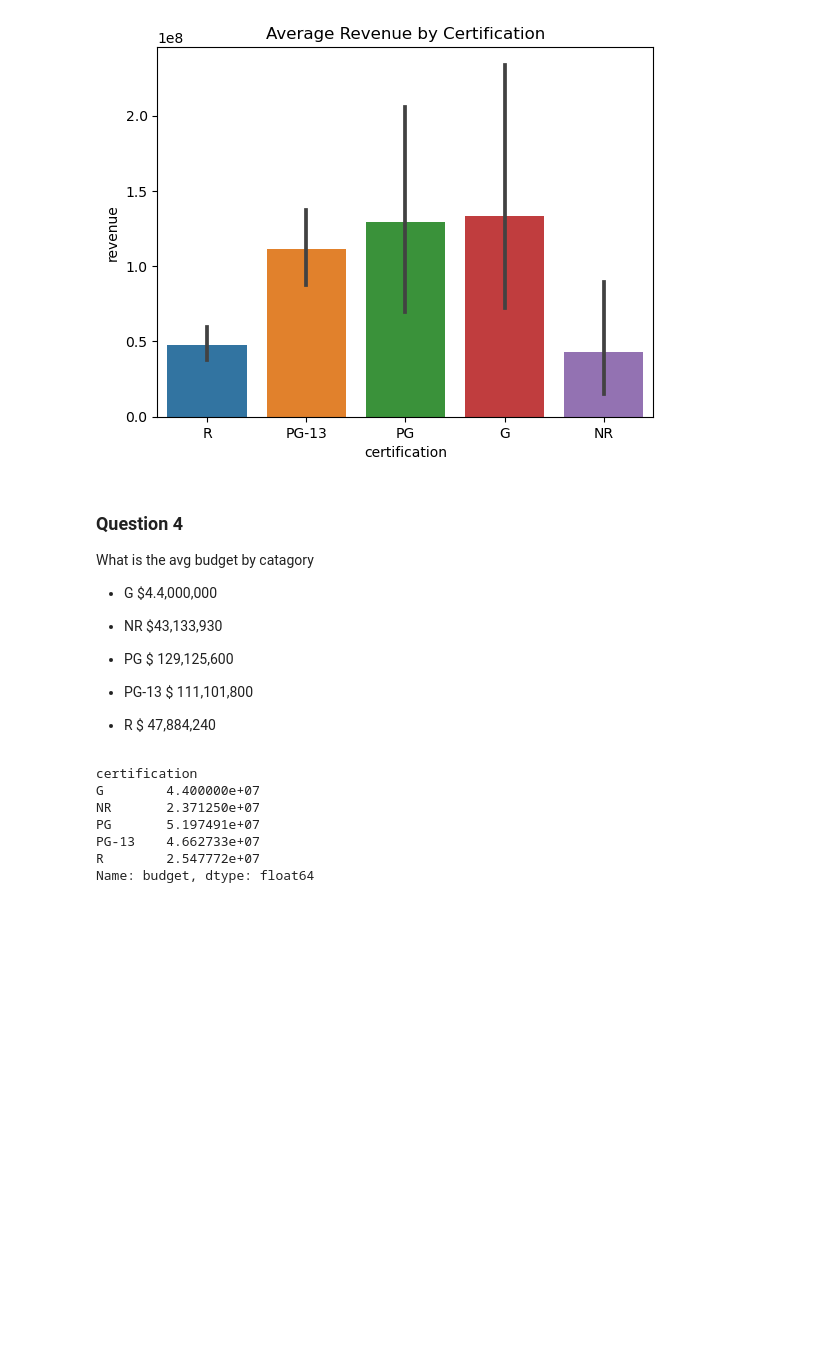
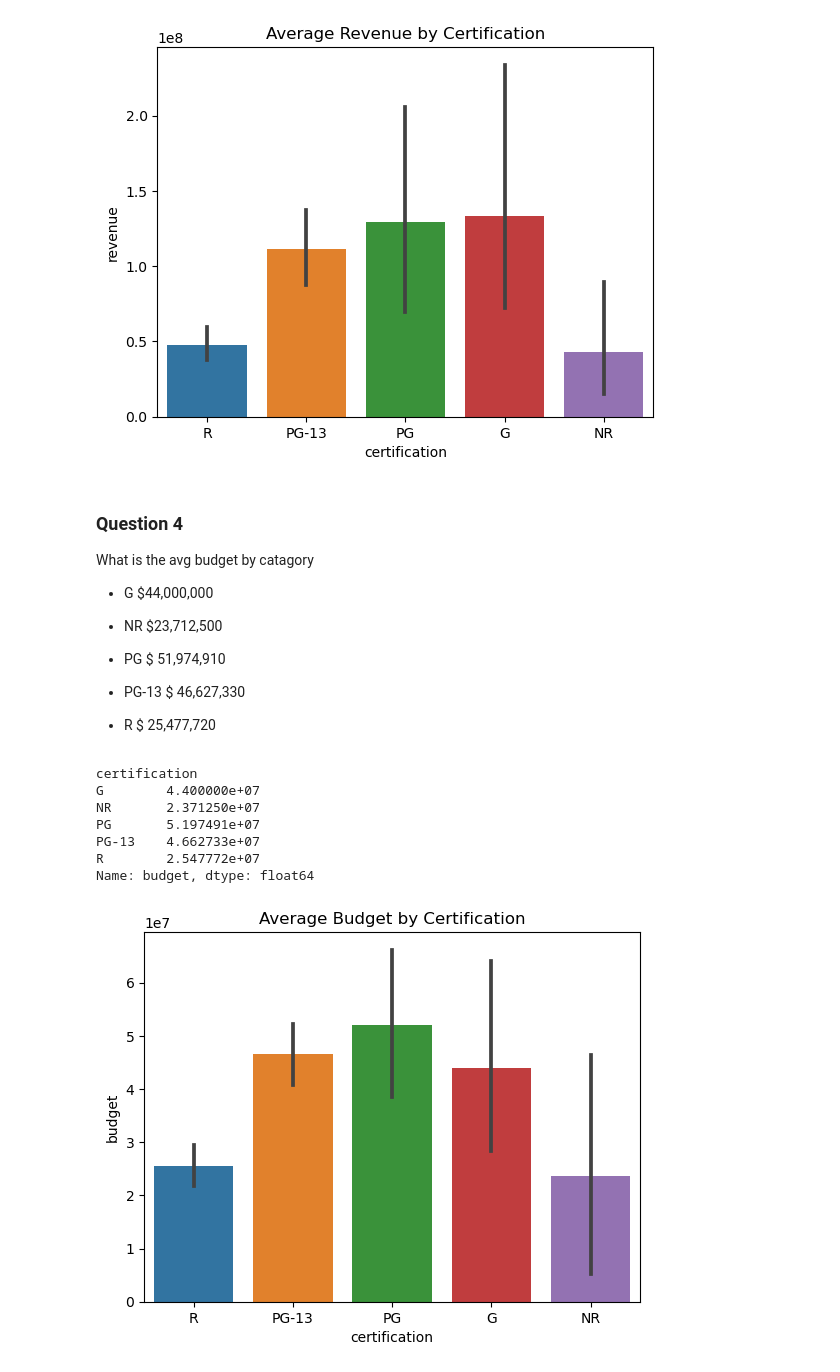
Before and after one commit to kassiedancer92/IDBM_Project3, a Jupyter notebook: Part 2.2 Movie EDA.ipynb, the cells around one changed output. Cells and saved outputs as stored; diff of their text form; code cells hidden in the pictures; blank space fills up the shorter version.

```diff
--- a/Part 2.2 Movie EDA.ipynb
+++ b/Part 2.2 Movie EDA.ipynb
@@ -158,15 +158,15 @@ ax.set_title('Average Revenue by Certification');
 ### Question 4
 What is the avg budget by catagory
 
--  G  $4.4,000,000
+-  G  $44,000,000
 
-- NR  $43,133,930
+- NR  $23,712,500
 
-- PG  $ 129,125,600
+- PG  $ 51,974,910
 
-- PG-13 $ 111,101,800
+- PG-13 $ 46,627,330
 
-- R $ 47,884,240
+- R $ 25,477,720
 # %%
 #Group revenue and certification to find average budget
 avg_budget = df_final.groupby('certification')['budget'].mean()
@@ -179,3 +179,9 @@ PG       5.197491e+07
 PG-13    4.662733e+07
 R        2.547772e+07
 Name: budget, dtype: float64
+# %%
+#Create barplot of average budget by certification
+ax = sns.barplot(data = df_final, x= 'certification', y= 'budget', order = value_counts.index);
+ax.set_title('Average Budget by Certification');
+# %% [output]
+[figure, added]
```
Also changed, not shown: parts of 1 cell of this notebook, 1 other file.
